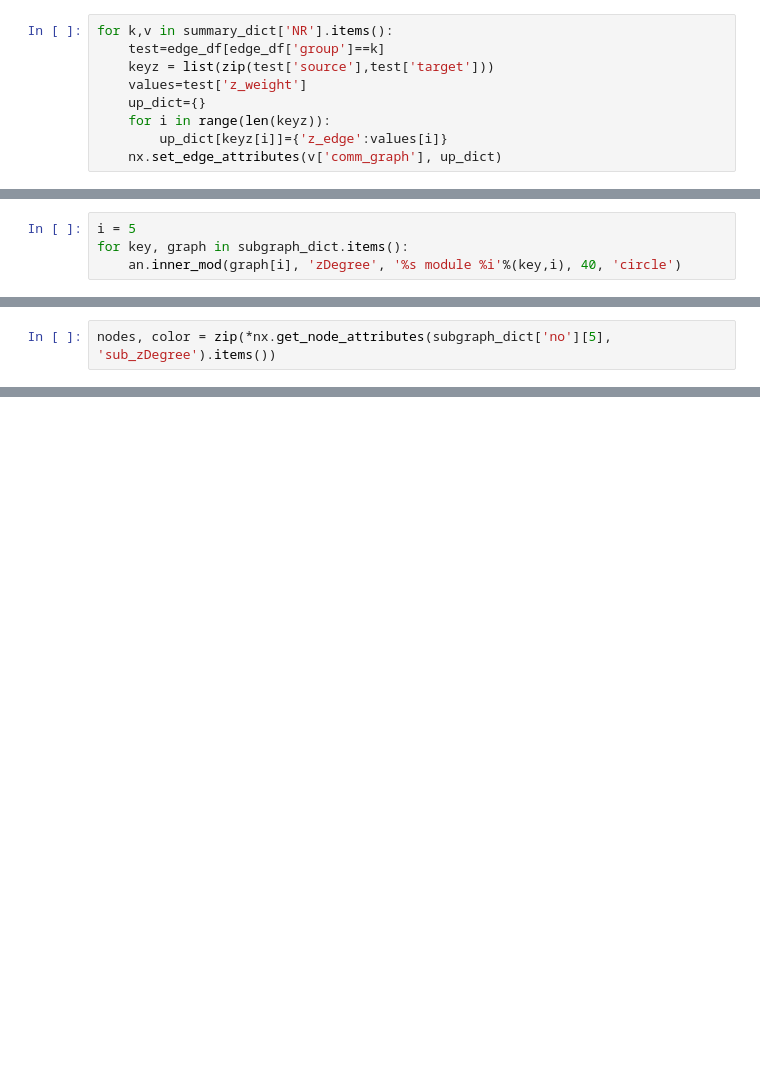
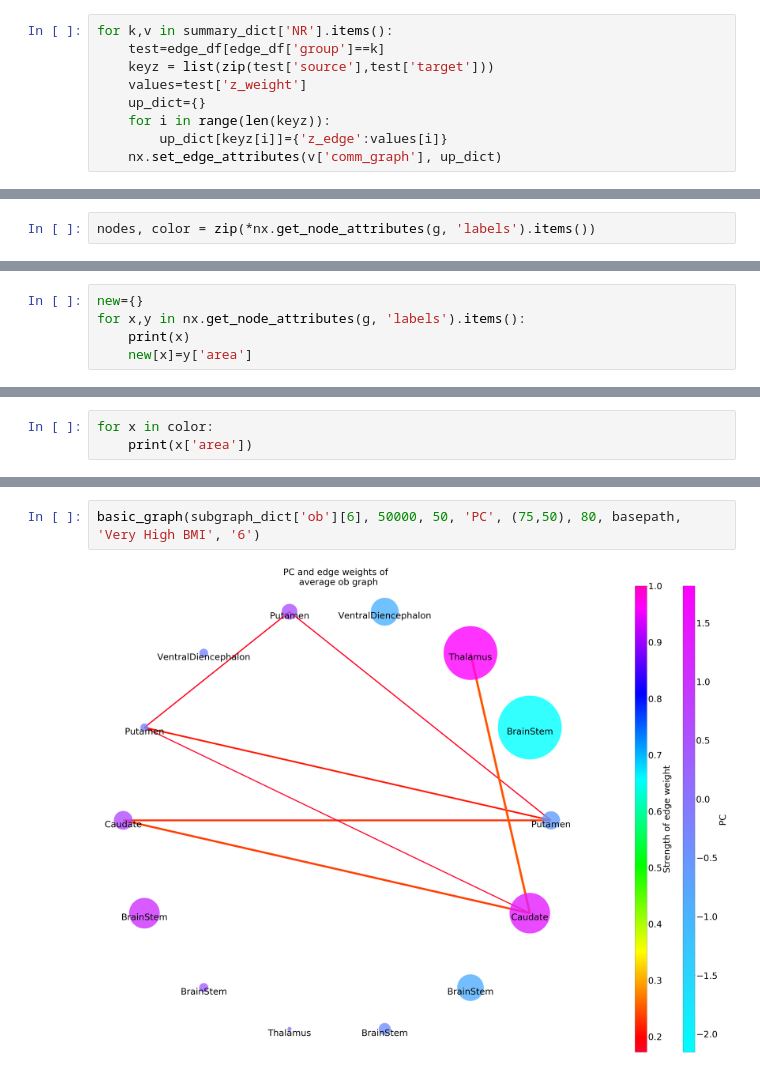
Before and after one commit to grace-shearrer/graph_analysis, a Jupyter notebook: clean_run.ipynb, the cells around one changed output, grey strips where cells are left out. Saved outputs shown, nothing was run; the diff lists cells and outputs as text; blank space fills up the shorter version.

Commit message:
have nice figures

```diff
--- a/clean_run.ipynb
+++ b/clean_run.ipynb
@@ -135,4 +193,0 @@ NodeDataView({67: {'centrality': 0.004085686779310707, 'clustering': 0.708357685
-# %%
-i = 5
-for key, graph in subgraph_dict.items():
-    an.inner_mod(graph[i], 'zDegree', '%s module %i'%(key,i), 40, 'circle')
@@ -153,2 +194,2 @@ NodeDataView({64: {'centrality': 0.0028049362128225357, 'clustering': 0.74149659
 # %%
-nodes, color = zip(*nx.get_node_attributes(subgraph_dict['no'][5], 'sub_zDegree').items())
+nodes, color = zip(*nx.get_node_attributes(g, 'labels').items())
@@ -168,0 +201,5 @@ an.inner_mod(subgraph_dict['no'][5], 'clustering', '%s module %s'%('no','5'), 40
+# %%
+new={}
+for x,y in nx.get_node_attributes(g, 'labels').items():
+    print(x)
+    new[x]=y['area']
@@ -168,0 +244,3 @@ an.inner_mod(subgraph_dict['no'][5], 'clustering', '%s module %s'%('no','5'), 40
+# %%
+for x in color:
+    print(x['area'])
@@ -168,0 +405,4 @@ an.inner_mod(subgraph_dict['no'][5], 'clustering', '%s module %s'%('no','5'), 40
+# %%
+basic_graph(subgraph_dict['ob'][6], 50000, 50, 'PC', (75,50), 80, basepath, 'Very High BMI', '6')
+# %% [output]
+[figure, added]
```
Also changed, not shown: parts of 30 cells of this notebook, 5 other files.
